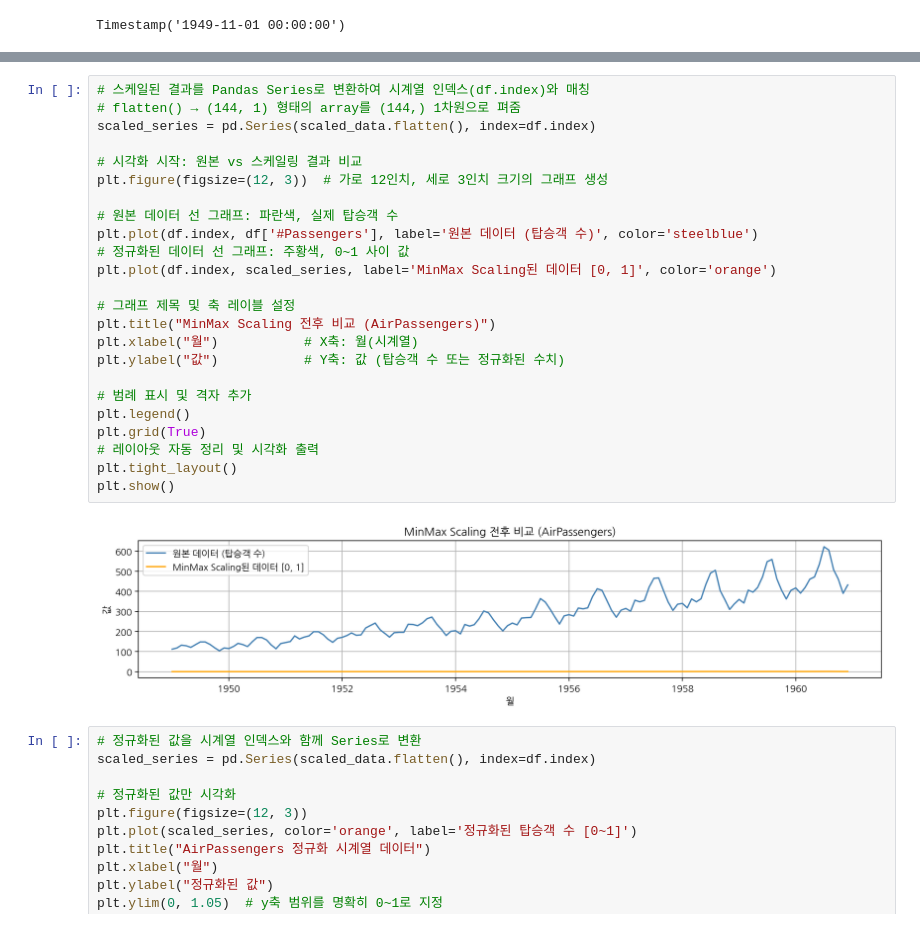
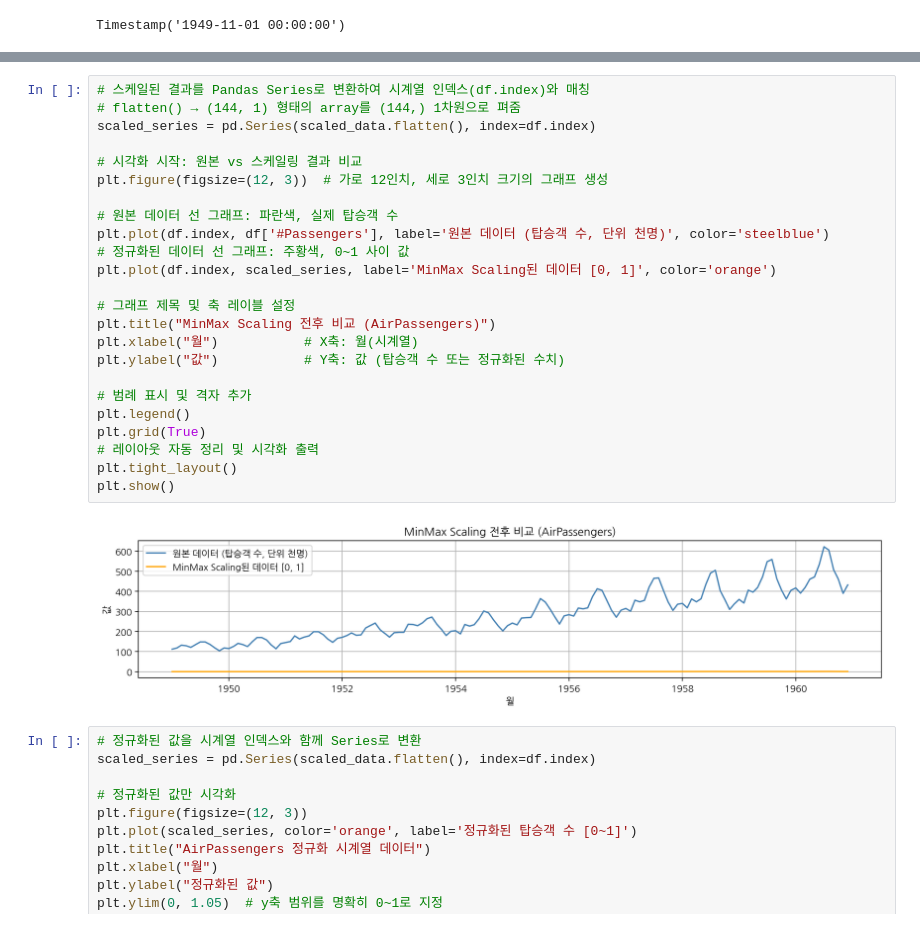
Before and after one commit to soobook/TensorFlow-DL, a Jupyter notebook: code/TF12.ipynb, the cells around one changed output, grey strips where cells are left out. Drawn from its saved outputs; the diff is of its cells as text.

```diff
--- a/code/TF12.ipynb
+++ b/code/TF12.ipynb
@@ -144,29 +191,29 @@ Requirement already satisfied: six>=1.5 in /usr/local/lib/python3.12/dist-packag
 # %%
 # 스케일된 결과를 Pandas Series로 변환하여 시계열 인덱스(df.index)와 매칭
 # flatten() → (144, 1) 형태의 array를 (144,) 1차원으로 펴줌
 scaled_series = pd.Series(scaled_data.flatten(), index=df.index)
 
 # 시각화 시작: 원본 vs 스케일링 결과 비교
 plt.figure(figsize=(12, 3))  # 가로 12인치, 세로 3인치 크기의 그래프 생성
 
 # 원본 데이터 선 그래프: 파란색, 실제 탑승객 수
-plt.plot(df.index, df['#Passengers'], label='원본 데이터 (탑승객 수)', color='steelblue')
+plt.plot(df.index, df['#Passengers'], label='원본 데이터 (탑승객 수, 단위 천명)', color='steelblue')
 # 정규화된 데이터 선 그래프: 주황색, 0~1 사이 값
 plt.plot(df.index, scaled_series, label='MinMax Scaling된 데이터 [0, 1]', color='orange')
 
 # 그래프 제목 및 축 레이블 설정
 plt.title("MinMax Scaling 전후 비교 (AirPassengers)")
 plt.xlabel("월")           # X축: 월(시계열)
 plt.ylabel("값")           # Y축: 값 (탑승객 수 또는 정규화된 수치)
 
 # 범례 표시 및 격자 추가
 plt.legend()
 plt.grid(True)
 # 레이아웃 자동 정리 및 시각화 출력
 plt.tight_layout()
 plt.show()
 # %% [output]
-[figure, old version]
+[figure, new version]
 # %%
 # 정규화된 값을 시계열 인덱스와 함께 Series로 변환
 scaled_series = pd.Series(scaled_data.flatten(), index=df.index)
```
Also changed, not shown: parts of 12 cells of this notebook.
